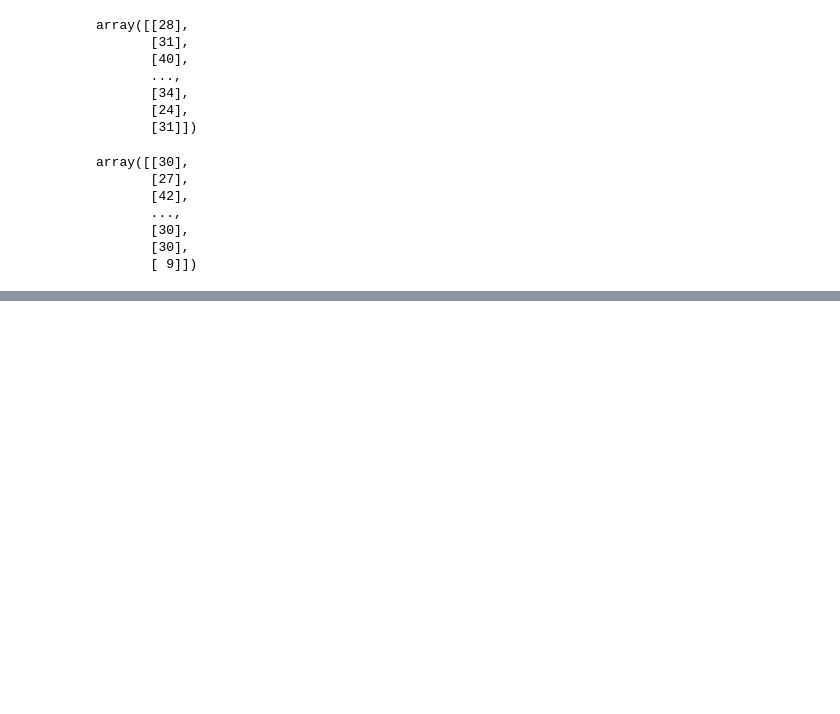
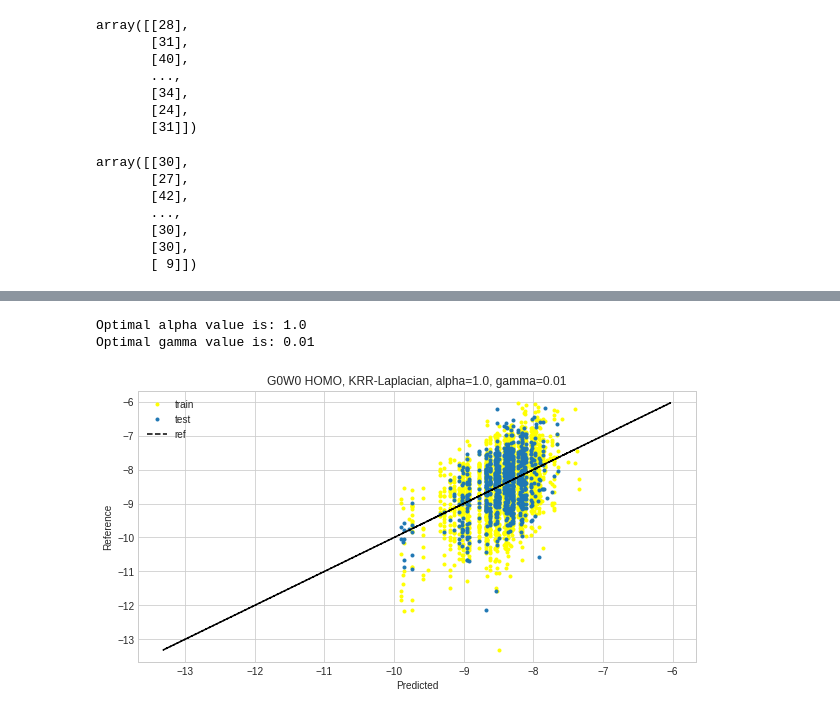
Before and after one commit to billalsohail/ML4MC, a Jupyter notebook: Atom counts attempt Joseph.ipynb, the cells around one changed output, grey strips where cells are left out. Saved outputs shown, nothing was run; the diff lists cells and outputs as text; code cells hidden in the pictures; blank space fills up the shorter version.

```diff
--- a/Atom counts attempt Joseph.ipynb
+++ b/Atom counts attempt Joseph.ipynb
@@ -296,0 +413,20 @@ cv : mse=0.593, r2=0.078
+# %%
+alpha = np.logspace(-2, 2, 5)
+gamma = np.logspace(-2, 2, 5)
+kernel = 'laplacian'
+cv_number = 5
+scoring_function = 'neg_mean_absolute_error'
+grid_search = GridSearchCV(KernelRidge(),
+                           [{'kernel':[kernel],'alpha': alpha, 'gamma': gamma}],
+                           cv = cv_number,
+                           scoring = scoring_function,
+                           verbose=1000)
+
+from datetime import datetime
+start = datetime.now()
+
+grid_search.fit(X_train, y_train)
+
+finish = datetime.now()
+total_time = finish - start
+print("It took how long?", total_time)
@@ -296,0 +451,23 @@ cv : mse=0.593, r2=0.078
+# %%
+optimum = grid_search.best_estimator_
+
+print(F'Optimal alpha value is: {optimum.alpha}')
+print(F'Optimal gamma value is: {optimum.gamma}')
+# %% [output]
+Optimal alpha value is: 1.0
+Optimal gamma value is: 0.01
+# %%
+y_pred_tr = optimum.predict(X_tr)
+y_pred_cv = optimum.predict(X_cv)
+
+plt.figure(figsize=(10, 5))
+plt.title("G0W0 HOMO, KRR-Laplacian, alpha=1.0, gamma=0.01")
+plt.plot(y_pred_tr, y_tr, '.', label='train', c = 'yellow')
+plt.plot(y_pred_cv, y_cv, '.', label='test')
+plt.plot(y_tr, y_tr, 'k--', label='ref')
+plt.xlabel('Predicted')
+plt.ylabel('Reference')
+plt.legend()
+plt.show()
+# %% [output]
+[figure, added]
```
Also changed, not shown: parts of 17 cells of this notebook.
